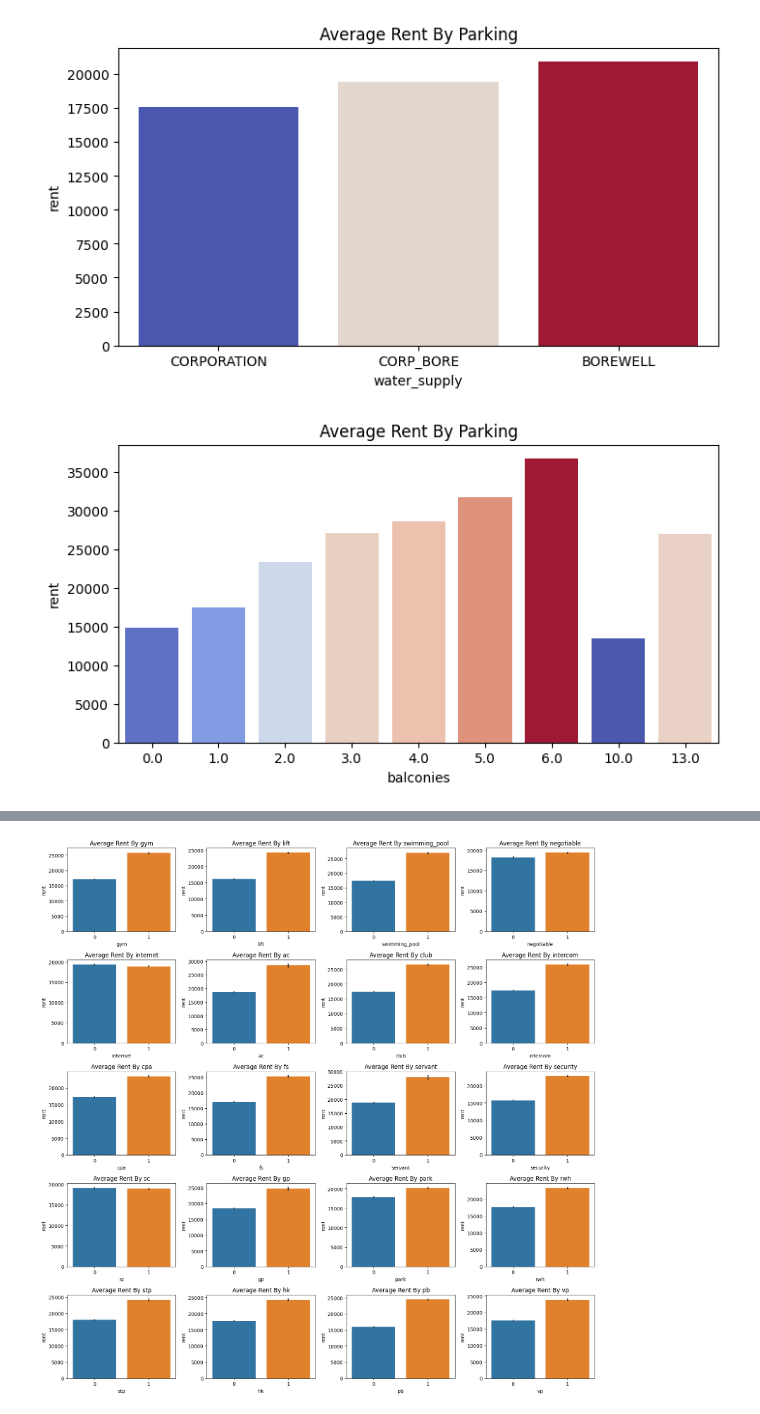
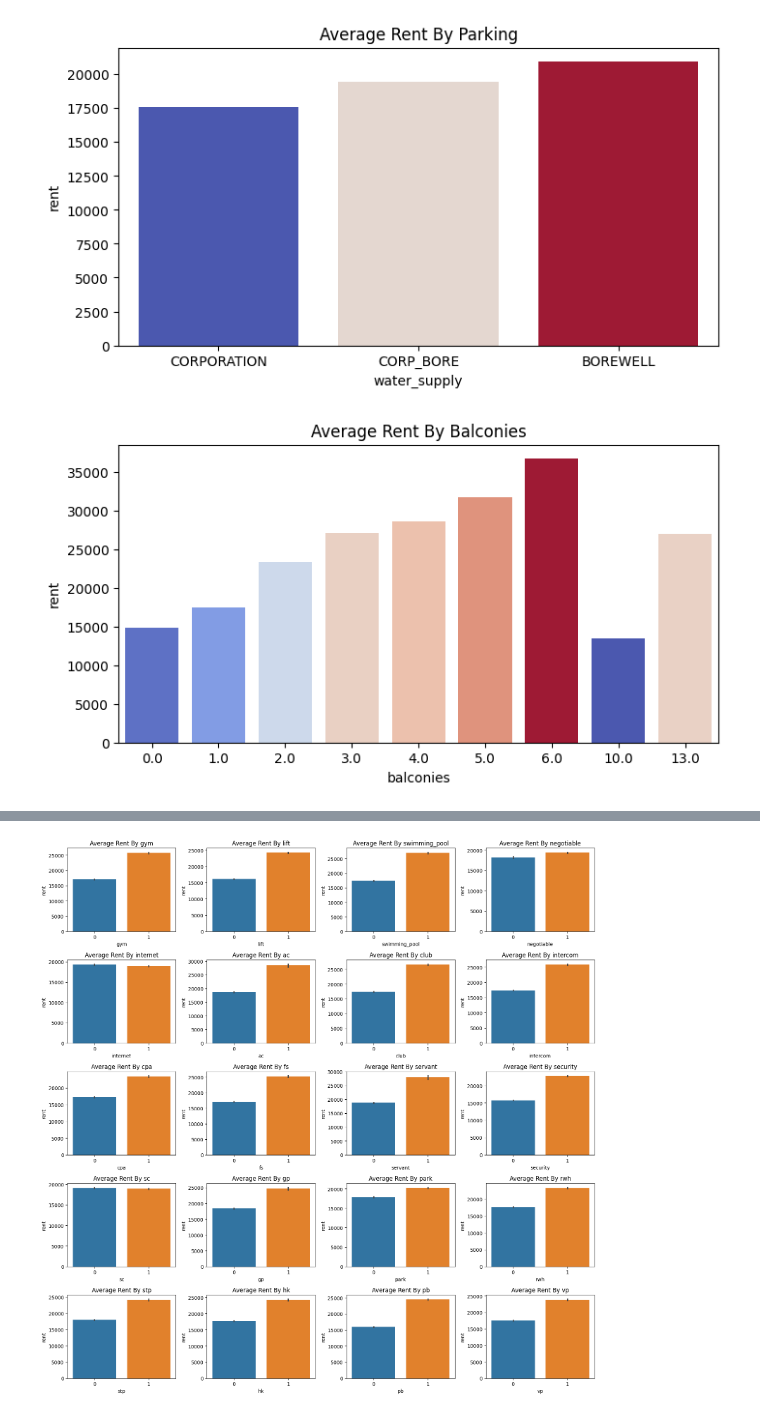
Before and after one commit to Prakash-Kani/Smart-Predictive-Modeling-for-Rental-Property-Prices, a Jupyter notebook: Rental_Property_Price_Prediction.ipynb, the cells around one changed output, grey strips where cells are left out. Cells and saved outputs as stored; diff of their text form; code cells hidden in the pictures.

Commit message:
Updated Modeling For Predicting Rent

```diff
--- a/Rental_Property_Price_Prediction.ipynb
+++ b/Rental_Property_Price_Prediction.ipynb
@@ -163,6 +188,3 @@ train_df.head()
 | 2 | BHK1 | ATTIGUPPE | 20-07-2018 16:22 | 12.955991 | 77.531634 | FAMILY | 0 | 0 | 0 | ... |
 | 3 | BHK3 | KODIHALLI | 31-05-2018 17:41 | 12.963903 | 77.649446 | FAMILY | 0 | 0 | 0 | ... |
 | 4 | BHK1 | SEETHARAMPALYA,HOODI | 24-10-2017 18:29 | 12.986196 | 77.718314 | FAMILY | 1 | 1 | 1 | ... |
-# %%
-train_df.activation_date = pd.to_datetime(train_df['activation_date'] ).dt.date
-train_df.head()
@@ -175,0 +191,10 @@ train_df.head()
+# %%
+train_df.activation_date = pd.to_datetime(train_df['activation_date'] )
+
+train_df['activation_year'] = train_df['activation_date'].dt.year
+train_df['activation_month'] = train_df['activation_date'].dt.month
+train_df['activation_day'] = train_df['activation_date'].dt.day
+
+train_df.drop('activation_date', axis =1, inplace = True)
+
+train_df.head()
@@ -372,9 +404,9 @@ plt.show()
 # %%
 df =train_df.groupby('balconies')['rent'].mean().sort_values(ascending=True)
 
 plt.figure(figsize = (8,4))
 sns.barplot( x = df.index, y=df, hue = df,  palette = "coolwarm", legend = False)
-plt.title('Average Rent By Parking')
+plt.title('Average Rent By Balconies')
 plt.show()
 # %% [output]
-[figure, old version]
+[figure, new version]
```
Also changed, not shown: parts of 42 cells of this notebook.
